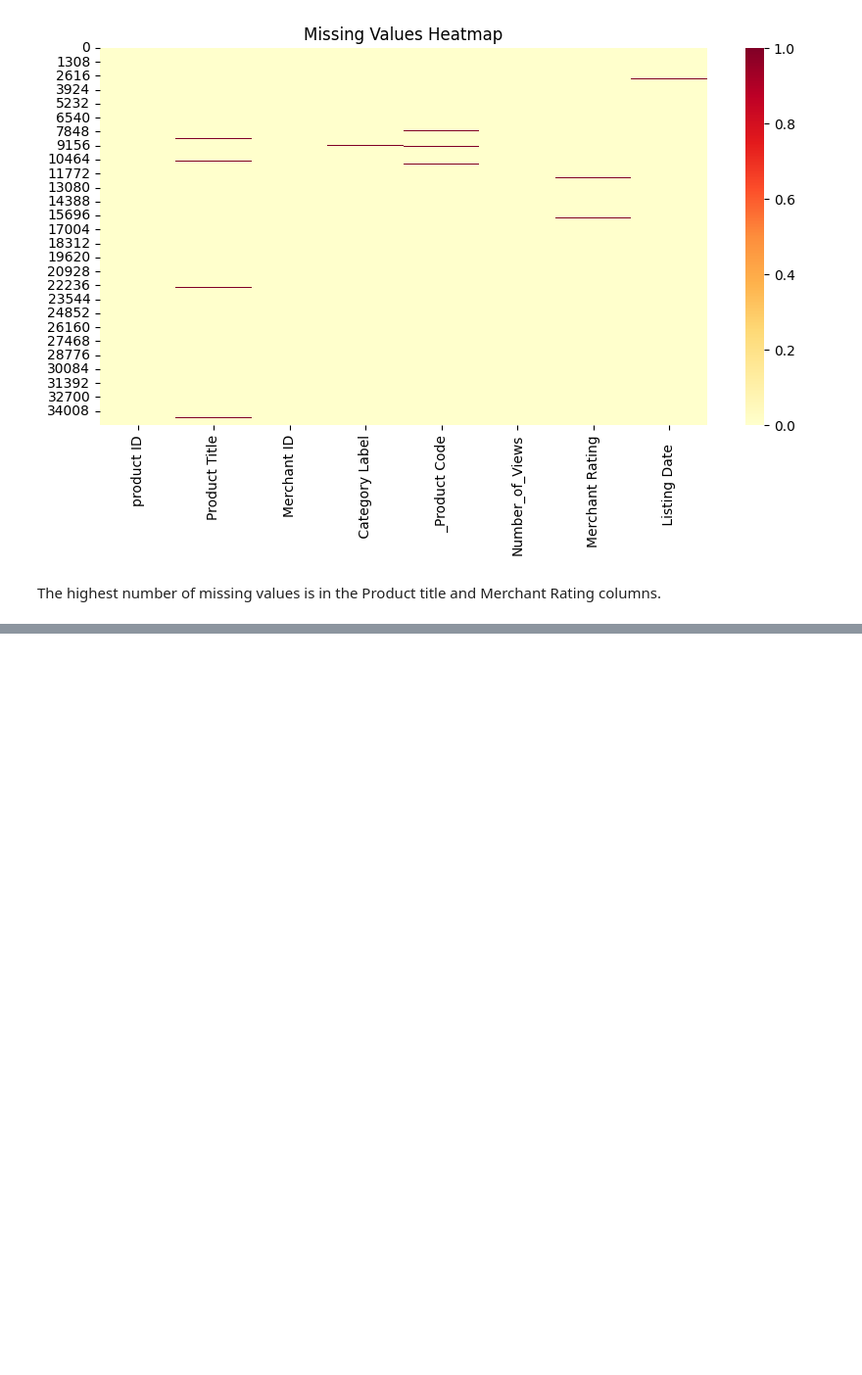
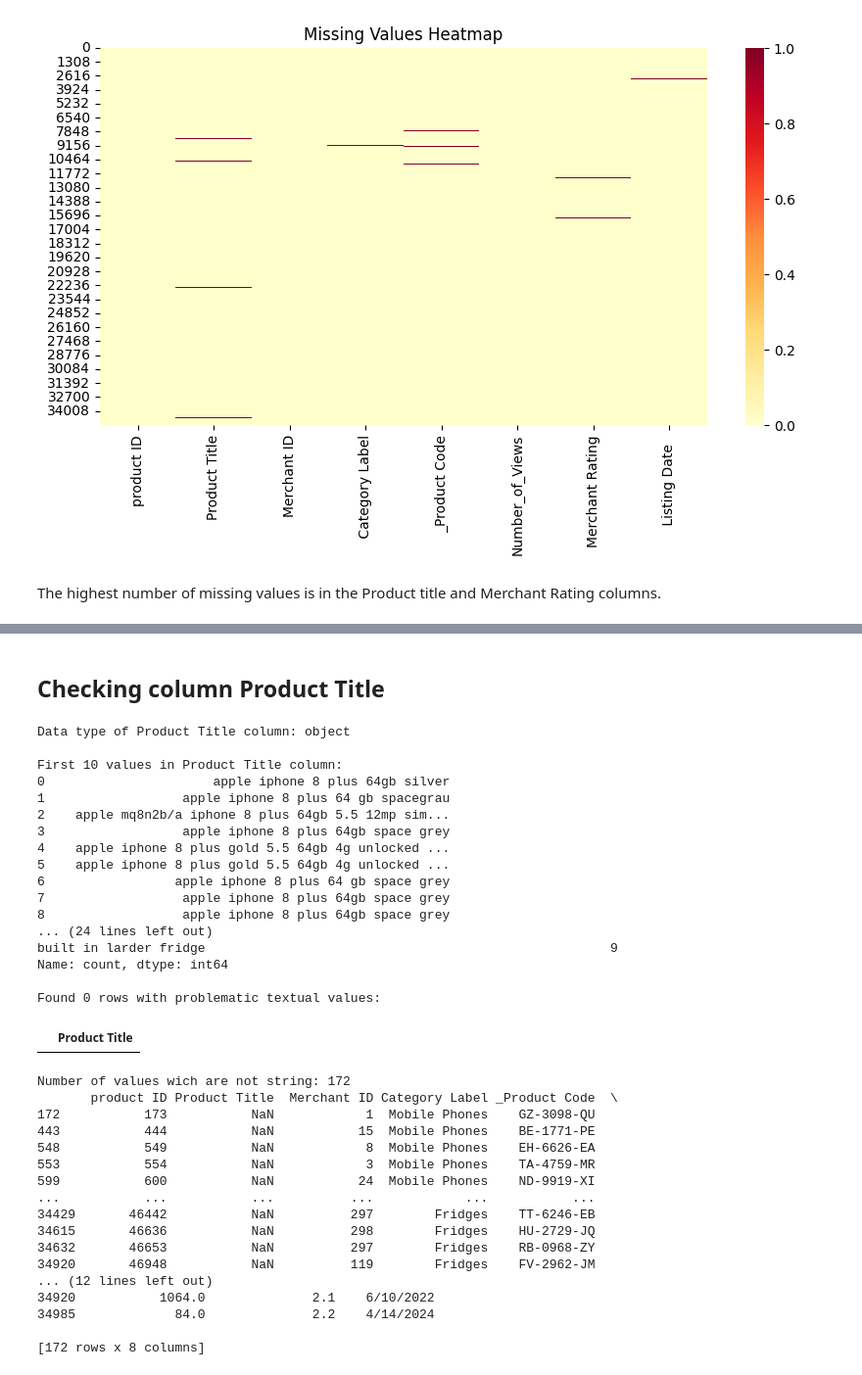
Before and after one commit to JelenaMaxVicovac/ml_final_task, a Jupyter notebook: notebook/Jelena_Maksimovic_Vicovac_final_task.ipynb, the cells around one changed output, grey strips where cells are left out. Shown at 98% size. Saved outputs shown, nothing was run; the diff lists cells and outputs as text; code cells hidden in the pictures; blank space fills up the shorter version.

```diff
--- a/notebook/Jelena_Maksimovic_Vicovac_final_task.ipynb
+++ b/notebook/Jelena_Maksimovic_Vicovac_final_task.ipynb
@@ -75,0 +128,65 @@ The highest number of missing values is in the Product title and Merchant Rating
+# %% [markdown]
+## Checking column Product Title
+# %%
+# Data type of the 'Product Title' column
+print("Data type of Product Title column:", df['Product Title'].dtype)
+
+# First 10 values from the column
+print("\nFirst 10 values in Product Title column:")
+print(df['Product Title'].head(10))
+
+# 20 most frequent values in the column
+print("\nTop 20 most frequent values in Product Title column:")
+print(df['Product Title'].value_counts().head(20))
+
+# Check for known non-numeric text values
+problematic_values = ['Not Available', 'N/A', 'None', '-', 'unknown', 'Unavailable']
+
+# Identify rows with problematic values
+mask_problematic = df['Product Title'].astype(str).str.strip().isin(problematic_values)
+df_problematic = df[mask_problematic]
+print(f"\nFound {len(df_problematic)} rows with problematic textual values:")
+display(df_problematic[['Product Title']].drop_duplicates())
+
+# identify wich values are not string
+df['Product Title'].apply(type).value_counts()
+mask = df['Product Title'].apply(lambda x: not isinstance(x, str))
+df_non_strings = df[mask]
+print("Number of values wich are not string:",len(df_non_strings))
+print (df_non_strings)
+# %% [output]
+Data type of Product Title column: object
+
+First 10 values in Product Title column:
+0                      apple iphone 8 plus 64gb silver
+1                  apple iphone 8 plus 64 gb spacegrau
+2    apple mq8n2b/a iphone 8 plus 64gb 5.5 12mp sim...
+3                  apple iphone 8 plus 64gb space grey
+4    apple iphone 8 plus gold 5.5 64gb 4g unlocked ...
+5    apple iphone 8 plus gold 5.5 64gb 4g unlocked ...
+6                 apple iphone 8 plus 64 gb space grey
+7                  apple iphone 8 plus 64gb space grey
+8                  apple iphone 8 plus 64gb space grey
+... (24 lines left out)
+built in larder fridge                                                     9
+Name: count, dtype: int64
+
+Found 0 rows with problematic textual values:
+|  | Product Title |
+Number of values wich are not string: 172
+       product ID Product Title  Merchant ID Category Label _Product Code  \
+172           173           NaN            1  Mobile Phones    GZ-3098-QU
+443           444           NaN           15  Mobile Phones    BE-1771-PE
+548           549           NaN            8  Mobile Phones    EH-6626-EA
+553           554           NaN            3  Mobile Phones    TA-4759-MR
+599           600           NaN           24  Mobile Phones    ND-9919-XI
+...           ...           ...          ...            ...           ...
+34429       46442           NaN          297        Fridges    TT-6246-EB
+34615       46636           NaN          298        Fridges    HU-2729-JQ
+34632       46653           NaN          297        Fridges    RB-0968-ZY
+34920       46948           NaN          119        Fridges    FV-2962-JM
+... (12 lines left out)
+34920           1064.0              2.1    6/10/2022
+34985             84.0              2.2    4/14/2024
+
+[172 rows x 8 columns]
```
Also changed, not shown: parts of 5 cells of this notebook.
